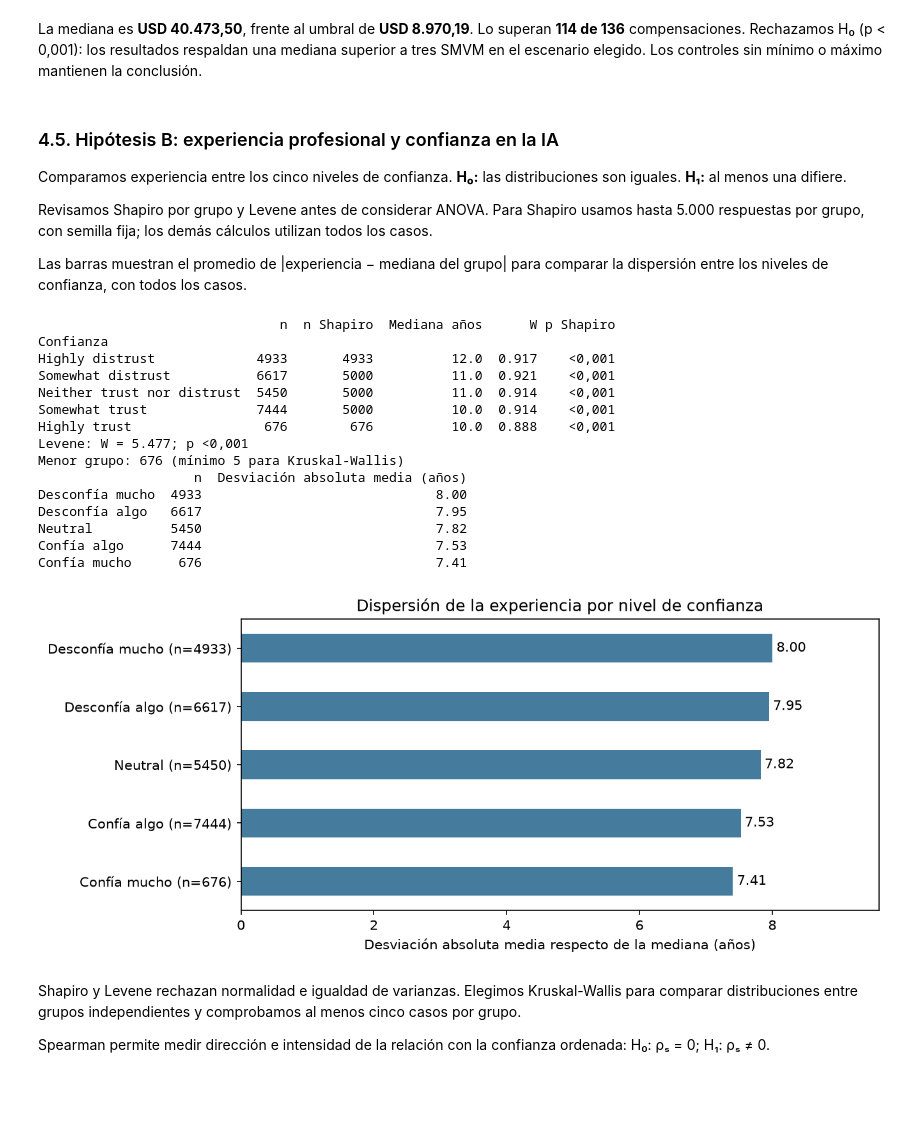
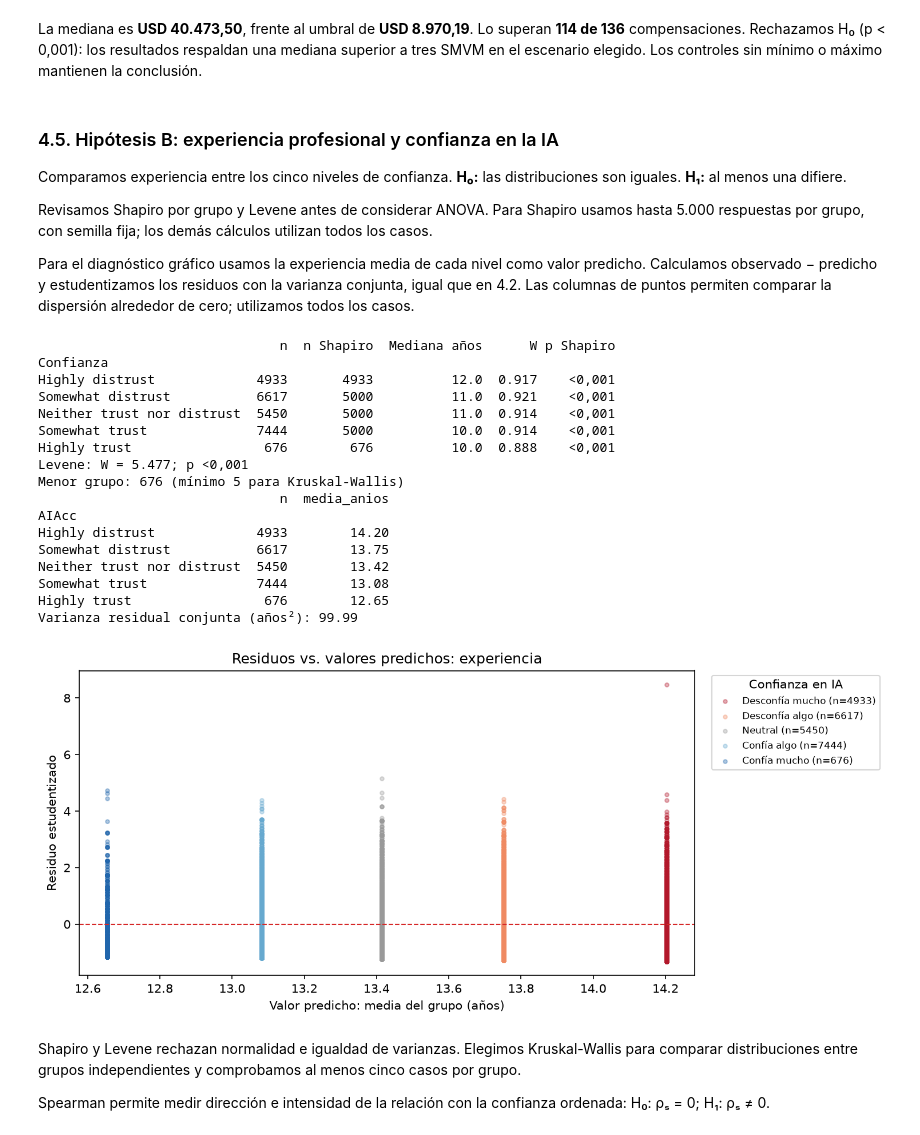
Before and after one commit to FausGiun/Fudamentos, a Jupyter notebook: tp_especial.ipynb, the cells around one changed output. Saved outputs shown, nothing was run; the diff lists cells and outputs as text; code cells hidden in the pictures; blank space fills up the shorter version.

```diff
--- a/tp_especial.ipynb
+++ b/tp_especial.ipynb
@@ -1763,7 +1794,7 @@ Comparamos experiencia entre los cinco niveles de confianza. **H₀:** las distr
 
 Revisamos Shapiro por grupo y Levene antes de considerar ANOVA. Para Shapiro usamos hasta 5.000 respuestas por grupo, con semilla fija; los demás cálculos utilizan todos los casos.
 
-Las barras muestran el promedio de |experiencia − mediana del grupo| para comparar la dispersión entre los niveles de confianza, con todos los casos.
+Para el diagnóstico gráfico usamos la experiencia media de cada nivel como valor predicho. Calculamos observado − predicho y estudentizamos los residuos con la varianza conjunta, igual que en 4.2. Las columnas de puntos permiten comparar la dispersión alrededor de cero; utilizamos todos los casos.
 # %%
 orden_confianza = [
     "Highly distrust", "Somewhat distrust", "Neither trust nor distrust",
@@ -1788,66 +1819,76 @@ for nivel in orden_confianza:
     resultado = stats.shapiro(muestra)
     diagnosticos_experiencia.append({
         "Confianza": nivel, "n": len(valores), "n Shapiro": len(muestra),
         "Mediana años": valores.median(), "W": resultado.statistic,
         "p Shapiro": formatear_valor_p(resultado.pvalue)
     })
 
 resumen_experiencia_confianza = pd.DataFrame(diagnosticos_experiencia).set_index("Confianza")
 print(resumen_experiencia_confianza.round(3).to_string())
 
 resultado_levene_experiencia = stats.levene(*experiencias_por_confianza, center="median")
 print(f"Levene: W = {resultado_levene_experiencia.statistic:.3f}; p {formatear_valor_p(resultado_levene_experiencia.pvalue)}")
 print("Menor grupo:", min(len(grupo) for grupo in experiencias_por_confianza), "(mínimo 5 para Kruskal-Wallis)")
 
-tabla_dispersion_experiencia = pd.DataFrame({
-    "n": [len(grupo) for grupo in experiencias_por_confianza],
-    "Desviación absoluta media (años)": [
-        (grupo - grupo.median()).abs().mean()
-        for grupo in experiencias_por_confianza
-    ]
-}, index=etiquetas_confianza)
+datos_residuos_experiencia = datos_experiencia_confianza[["AIAcc", "WorkExp"]].copy()
+resumen_ajuste_experiencia = datos_residuos_experiencia.groupby("AIAcc")["WorkExp"].agg(
+    n="count", media_anios="mean"
+).reindex(orden_confianza)
 
-print(tabla_dispersion_experiencia.round(2).to_string())
+datos_residuos_experiencia["Predicho"] = datos_residuos_experiencia["AIAcc"].map(
+    resumen_ajuste_experiencia["media_anios"]
+)
+datos_residuos_experiencia["Residuo"] = (
+    datos_residuos_experiencia["WorkExp"] - datos_residuos_experiencia["Predicho"]
+)
+varianza_residual_experiencia = (datos_residuos_experiencia["Residuo"] ** 2).sum() / (
+    len(datos_residuos_experiencia) - len(resumen_ajuste_experiencia)
+)
+datos_residuos_experiencia["Residuo_estudentizado"] = datos_residuos_experiencia["Residuo"] / np.sqrt(
+    varianza_residual_experiencia * (
+        1 - 1 / datos_residuos_experiencia["AIAcc"].map(resumen_ajuste_experiencia["n"])
+    )
+)
 
-eje_dispersion_experiencia = tabla_dispersion_experiencia[
-    "Desviación absoluta media (años)"
-].plot(kind="barh", figsize=(9, 4), color="#457b9d")
+print(resumen_ajuste_experiencia.round(2).to_string())
+print(f"Varianza residual conjunta (años²): {varianza_residual_experiencia:.2f}")
 
-eje_dispersion_experiencia.bar_label(
-    eje_dispersion_experiencia.containers[0], fmt="%.2f", padding=3
+figura_experiencia, eje_experiencia = plt.subplots(figsize=(10, 4.5))
+colores_confianza = ["#b2182b", "#ef8a62", "#999999", "#67a9cf", "#2166ac"]
+for nivel, etiqueta, color in zip(orden_confianza, etiquetas_confianza, colores_confianza):
+    grupo_experiencia = datos_residuos_experiencia[datos_residuos_experiencia["AIAcc"].eq(nivel)]
+    eje_experiencia.scatter(
+        grupo_experiencia["Predicho"], grupo_experiencia["Residuo_estudentizado"],
+        s=10, alpha=0.35, color=color, label=f"{etiqueta} (n={len(grupo_experiencia)})"
+    )
+
+eje_experiencia.axhline(0, color="#d62828", linestyle="--", linewidth=1)
+eje_experiencia.set(
+    title="Residuos vs. valores predichos: experiencia",
+    xlabel="Valor predicho: media del grupo (años)", ylabel="Residuo estudentizado"
 )
-eje_dispersion_experiencia.set_yticklabels([
-    f"{grupo} (n={cantidad})"
-    for grupo, cantidad in zip(tabla_dispersion_experiencia.index, tabla_dispersion_experiencia["n"])
-])
-eje_dispersion_experiencia.invert_yaxis()
-eje_dispersion_experiencia.set_xlim(
-    0, tabla_dispersion_experiencia["Desviación absoluta media (años)"].max() * 1.2
-)
-eje_dispersion_experiencia.set(
-    title="Dispersión de la experiencia por nivel de confianza",
-    xlabel="Desviación absoluta media respecto de la mediana (años)",
-    ylabel=""
-)
+eje_experiencia.legend(title="Confianza en IA", bbox_to_anchor=(1.02, 1), loc="upper left", fontsize=8)
 plt.tight_layout()
 plt.show()
 # %% [output]
                                n  n Shapiro  Mediana años      W p Shapiro
 Confianza
 Highly distrust             4933       4933          12.0  0.917    <0,001
 Somewhat distrust           6617       5000          11.0  0.921    <0,001
 Neither trust nor distrust  5450       5000          11.0  0.914    <0,001
 Somewhat trust              7444       5000          10.0  0.914    <0,001
 Highly trust                 676        676          10.0  0.888    <0,001
 Levene: W = 5.477; p <0,001
 Menor grupo: 676 (mínimo 5 para Kruskal-Wallis)
-                    n  Desviación absoluta media (años)
-Desconfía mucho  4933                              8.00
-Desconfía algo   6617                              7.95
-Neutral          5450                              7.82
-Confía algo      7444                              7.53
-Confía mucho      676                              7.41
+                               n  media_anios
+AIAcc
+Highly distrust             4933        14.20
+Somewhat distrust           6617        13.75
+Neither trust nor distrust  5450        13.42
+Somewhat trust              7444        13.08
+Highly trust                 676        12.65
+Varianza residual conjunta (años²): 99.99
-[figure, old version]
+[figure, new version]
 # %% [markdown]
 Shapiro y Levene rechazan normalidad e igualdad de varianzas. Elegimos Kruskal-Wallis para comparar distribuciones entre grupos independientes y comprobamos al menos cinco casos por grupo.
 
```
Also changed, not shown: parts of 2 cells of this notebook.
